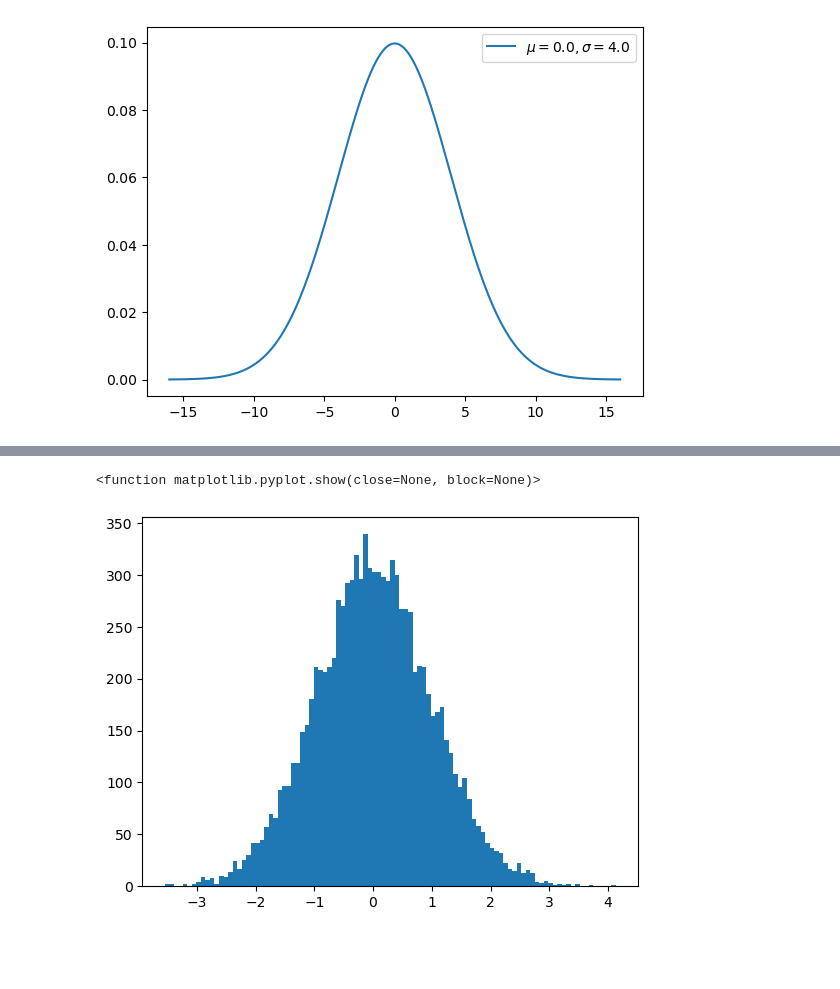
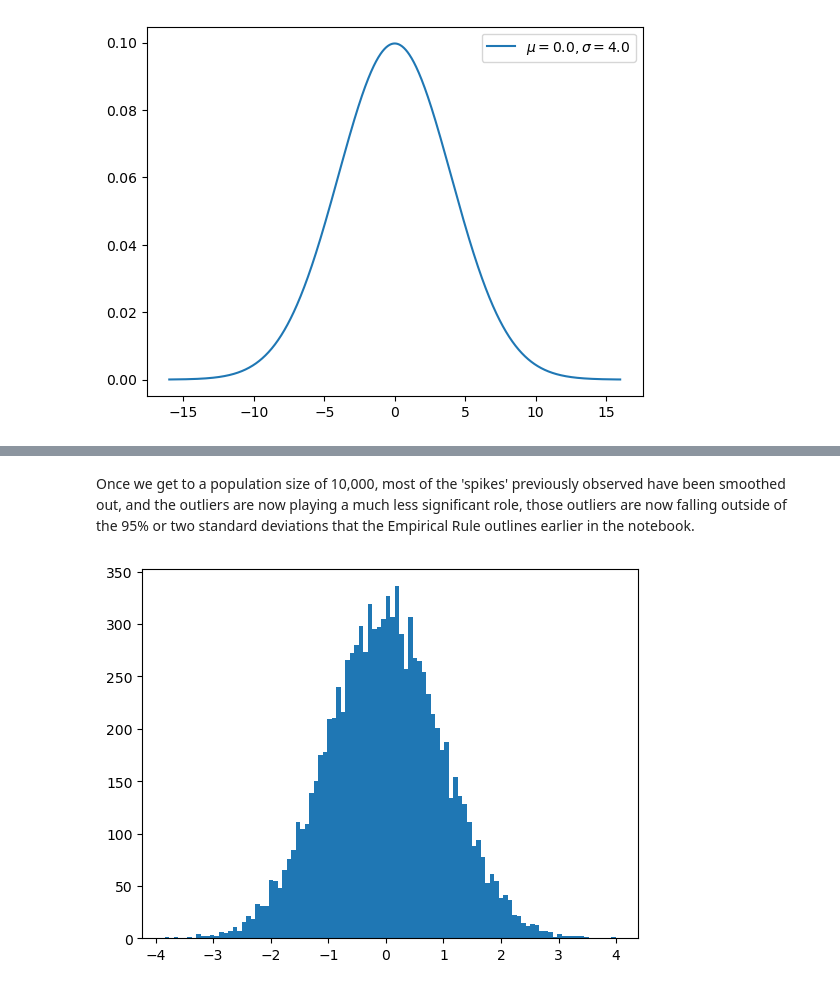
Before and after one commit to keithmmc/data_fundamentals, a Jupyter notebook: dist.ipynb, the cells around one changed output, grey strips where cells are left out. Saved outputs shown, nothing was run; the diff lists cells and outputs as text; code cells hidden in the pictures; blank space fills up the shorter version.

```diff
--- a/dist.ipynb
+++ b/dist.ipynb
@@ -116,7 +141,8 @@ plt.show()
+# %% [markdown]
+Once we get to a population size of 10,000, most of the 'spikes' previously observed have been smoothed out, and the outliers are now playing a much less significant role, those outliers are now falling outside of the 95% or two standard deviations that the Empirical Rule outlines earlier in the notebook.
 # %%
 nor = np.random.normal(loc=0, scale=1, size=10000)
 plt.hist(nor, bins=100)
-plt.show
+plt.show()
 # %% [output]
-<function matplotlib.pyplot.show(close=None, block=None)>
-[figure, old version]
+[figure, new version]
```
Also changed, not shown: parts of 46 cells of this notebook.
